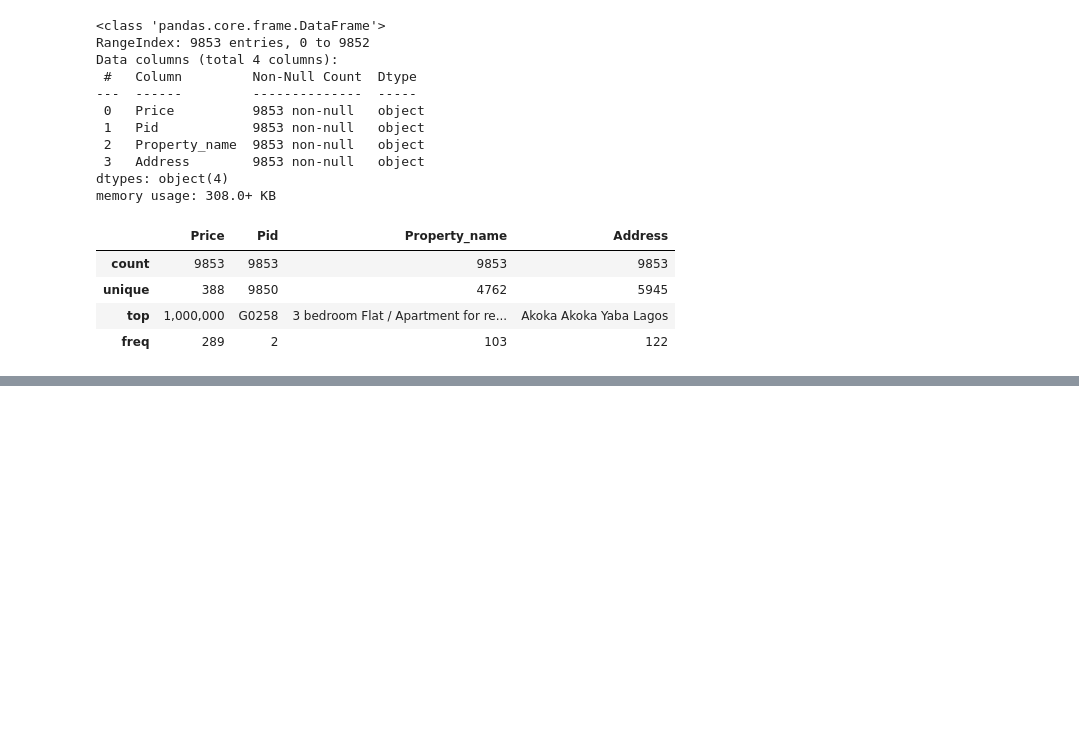
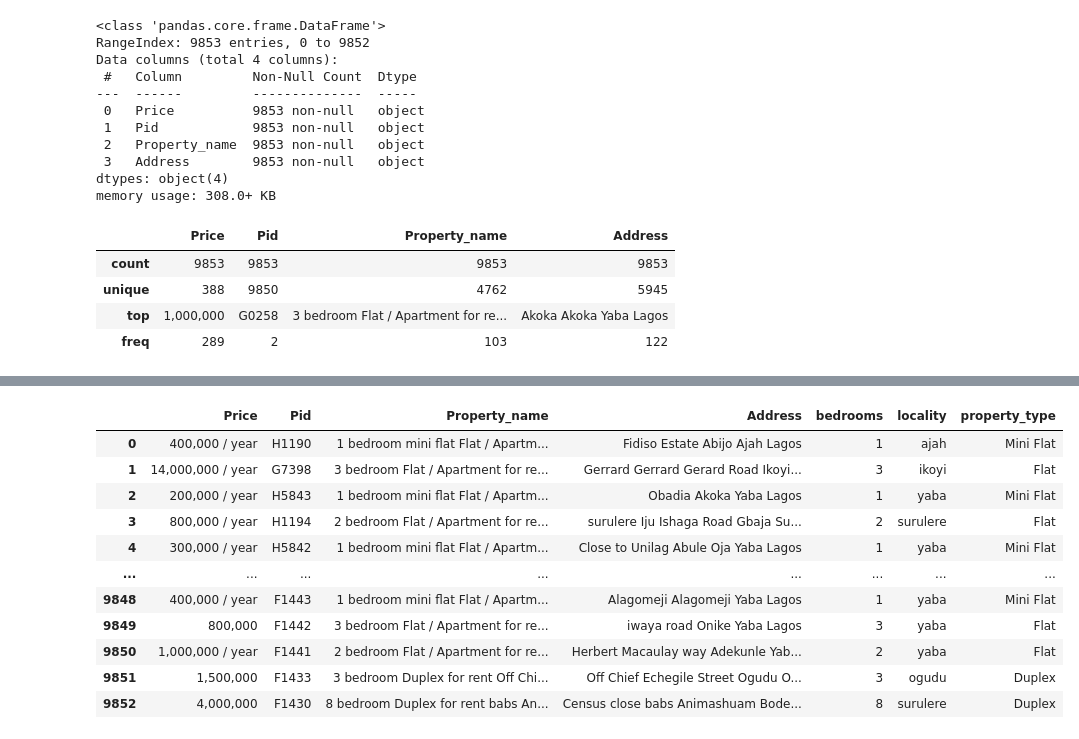
Before and after one commit to DavidOdavid333/lagos-housing-price-prediction-project, a Jupyter notebook: DataCleaningnPreparation.ipynb, the cells around one changed output, grey strips where cells are left out. Saved outputs shown, nothing was run; the diff lists cells and outputs as text; code cells hidden in the pictures; blank space fills up the shorter version.

```diff
--- a/DataCleaningnPreparation.ipynb
+++ b/DataCleaningnPreparation.ipynb
@@ -83,0 +199,7 @@ df
+# %%
+#keeping rows with digits or self contain
+df=df[
+df['bedrooms'].astype(str).str.contains(r'\d',na=False)|
+    (df['bedrooms'].str.lower()=='self contain')
+]
+df
@@ -83,0 +236,6 @@ df
+# %%
+#making self contain 0
+
+df['bedrooms'] = df['bedrooms'].replace('Self Contain', '0')
+#df['bedrooms'] = df['bedrooms'].astype(int)
+df['bedrooms'].value_counts()
@@ -83,0 +261,4 @@ df
+# %%
+# Extract the word before 'lagos'
+df['locality'] = df['Address'].str.lower().str.extract(r'(\w+)\s+lagos', expand=False)
+df
@@ -83,0 +284,67 @@ df
+# %%
+# STEP 3: DEFINE THE EXTRACTION FUNCTION
+# =============================================================================
+def extract_property_type(property_name):
+    """
+    Extracts and normalises the property type from a property listing name.
+
+    Logic (in priority order):
+    1. Check for 'mini flat' modifier first — it overrides the main type
+       because a mini flat is a distinct sub-type of flat in Nigerian real estate
+    2. Match the main property type keyword from the known list
+    3. Return 'Other' if no known type is found
+
+    Parameters
+    ----------
+    property_name : str
+
+    Returns
+    -------
+    str — one of: 'Mini Flat', 'Flat', 'Duplex', 'Bungalow', 'House', 'Other'
+    """
+    if pd.isna(property_name):
+        return 'Other'
+
+    name = str(property_name).lower()
+
+    # --- Priority 1: Mini Flat (must check before 'flat') ---
+    # "mini flat" always signals a studio-like unit with smaller rooms
+    if 'mini flat' in name:
+        return 'Mini Flat'
+
+    # --- Priority 2: Main property type keywords ---
+    # Order matters: check more specific terms before broader ones
+    if 'flat' in name:
+        return 'Flat'
+
+    if 'duplex' in name:
+        return 'Duplex'
+
+    if 'bungalow' in name:
+        return 'Bungalow'
+
+    if 'house' in name:
+        return 'House'
+
+    if 'self' in name:
+        return 'Self Contain'
+
+    if 'mansion' in name:
+        return 'Mansion'
+
+    if 'penthouse' in name:
+        return 'Penthouse'
+
+    if 'studio' in name:
+        return 'Studio'
+
+    # --- Fallback ---
+    return 'Other'
+
+
+# =============================================================================
+# STEP 4: APPLY THE FUNCTION
+# =============================================================================
+df['property_type'] = df['Property_name'].apply(extract_property_type)
+df
+# %% [output]
@@ -83,0 +356,12 @@ df
+|  | Price | Pid | Property_name | Address | bedrooms | locality | property_type |
+| 0 | 400,000 / year | H1190 | 1 bedroom mini flat Flat / Apartm... | Fidiso Estate Abijo Ajah Lagos | 1 | ajah | Mini Flat |
+| 1 | 14,000,000 / year | G7398 | 3 bedroom Flat / Apartment for re... | Gerrard Gerrard Gerard Road Ikoyi... | 3 | ikoyi | Flat |
+| 2 | 200,000 / year | H5843 | 1 bedroom mini flat Flat / Apartm... | Obadia Akoka Yaba Lagos | 1 | yaba | Mini Flat |
+| 3 | 800,000 / year | H1194 | 2 bedroom Flat / Apartment for re... | surulere Iju Ishaga Road Gbaja Su... | 2 | surulere | Flat |
+| 4 | 300,000 / year | H5842 | 1 bedroom mini flat Flat / Apartm... | Close to Unilag Abule Oja Yaba Lagos | 1 | yaba | Mini Flat |
+| ... | ... | ... | ... | ... | ... | ... | ... |
+| 9848 | 400,000 / year | F1443 | 1 bedroom mini flat Flat / Apartm... | Alagomeji Alagomeji Yaba Lagos | 1 | yaba | Mini Flat |
+| 9849 | 800,000 | F1442 | 3 bedroom Flat / Apartment for re... | iwaya road Onike Yaba Lagos | 3 | yaba | Flat |
+| 9850 | 1,000,000 / year | F1441 | 2 bedroom Flat / Apartment for re... | Herbert Macaulay way Adekunle Yab... | 2 | yaba | Flat |
+| 9851 | 1,500,000 | F1433 | 3 bedroom Duplex for rent Off Chi... | Off Chief Echegile Street Ogudu O... | 3 | ogudu | Duplex |
+| 9852 | 4,000,000 | F1430 | 8 bedroom Duplex for rent babs An... | Census close babs Animashuam Bode... | 8 | surulere | Duplex |
```
Also changed, not shown: parts of 43 cells of this notebook.
